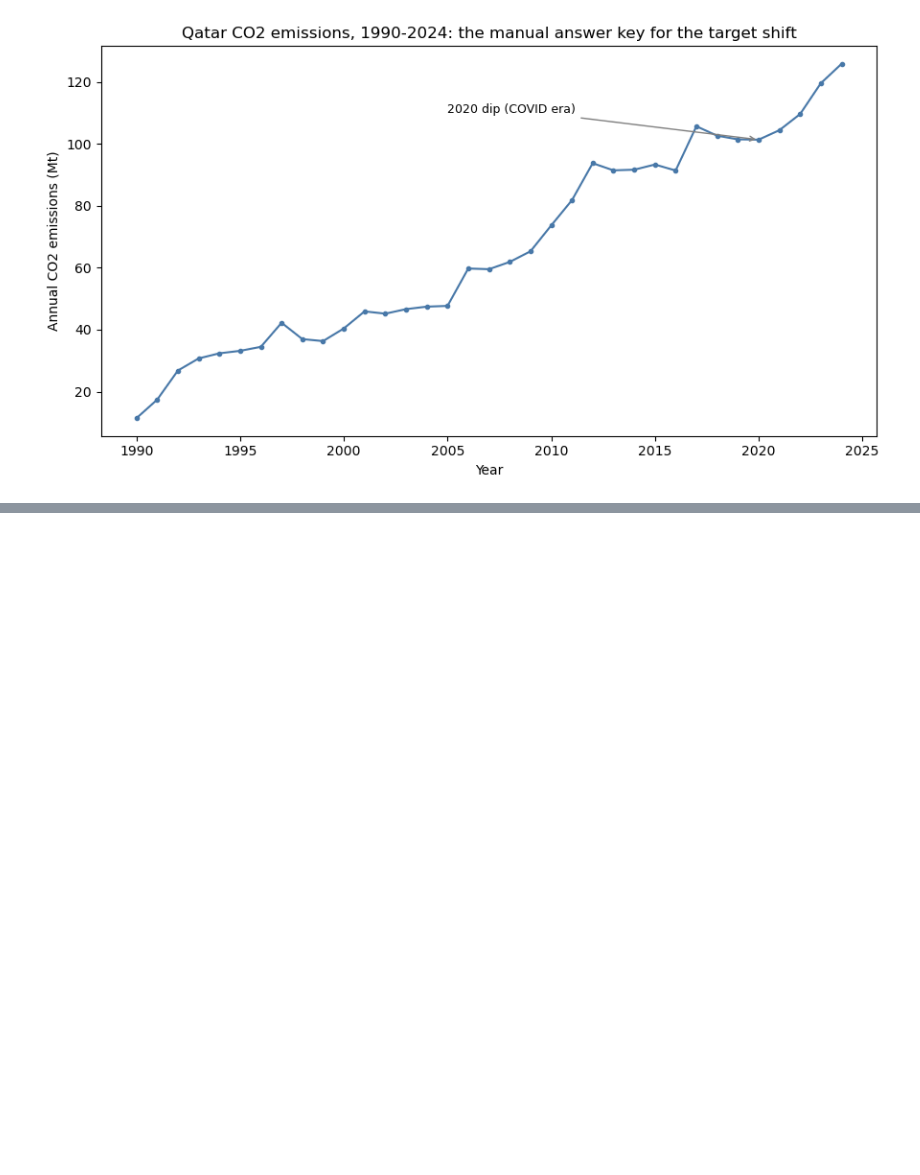
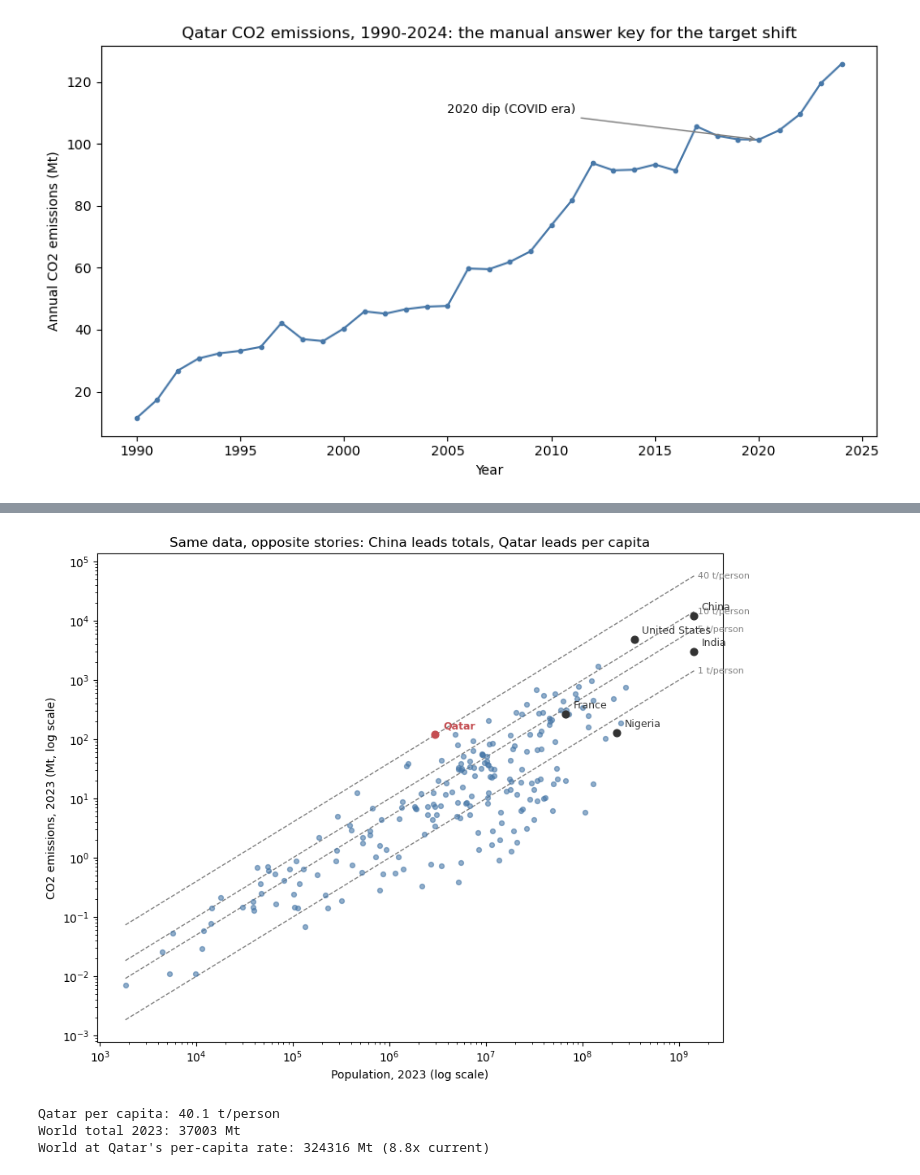
Before and after one commit to khawar89/energy-carbon-forecast-ml, a Jupyter notebook: notebooks/01b_visual_eda.ipynb, the cells around one changed output, grey strips where cells are left out. Cells and saved outputs as stored; diff of their text form; code cells hidden in the pictures; blank space fills up the shorter version.

```diff
--- a/notebooks/01b_visual_eda.ipynb
+++ b/notebooks/01b_visual_eda.ipynb
@@ -171 +177,47 @@ plt.show()
+# %%
+snap7 = countries[(countries["year"] == 2023) & countries["co2"].notna() & countries["population"].notna()]
+snap7 = snap7[(snap7["co2"] > 0) & (snap7["population"] > 0)]
+
+fig, ax = plt.subplots(figsize=(9, 7))
+ax.scatter(snap7["population"], snap7["co2"], s=18, alpha=0.6, color="#4878a8", zorder=3)
+
+# Diagonals of constant per-capita emissions: co2 [Mt] = population * tpc / 1e6
+pop_range = np.logspace(np.log10(snap7["population"].min()), np.log10(snap7["population"].max()), 50)
+for tpc in [1, 5, 10, 40]:
+    ax.plot(pop_range, pop_range * tpc / 1e6, ls="--", lw=1, color="gray", zorder=1)
+    ax.annotate(f"{tpc} t/person", xy=(pop_range[-1], pop_range[-1] * tpc / 1e6),
+                fontsize=8, color="gray", ha="left", va="center", xytext=(3, 0),
+                textcoords="offset points")
+
+highlight = {"Qatar": "#c44e52", "China": "#333333", "India": "#333333",
+             "United States": "#333333", "Nigeria": "#333333", "France": "#333333"}
+for name, col in highlight.items():
+    row = snap7[snap7["country"] == name]
+    if len(row):
+        x, y = row["population"].iloc[0], row["co2"].iloc[0]
+        ax.scatter([x], [y], s=40, color=col, zorder=4)
+        ax.annotate(name, (x, y), textcoords="offset points", xytext=(7, 5),
+                    fontsize=9, color=col, fontweight="bold" if name == "Qatar" else "normal")
+
+ax.set_xscale("log")
+ax.set_yscale("log")
+ax.set_xlabel("Population, 2023 (log scale)")
+ax.set_ylabel("CO2 emissions, 2023 (Mt, log scale)")
+ax.set_title("Same data, opposite stories: China leads totals, Qatar leads per capita")
+fig.tight_layout()
+fig.savefig(FIG_DIR / "fig7_population_percapita.png", dpi=150)
+plt.show()
+
+qtr = snap7[snap7["country"] == "Qatar"].iloc[0]
+world_pop = snap7["population"].sum()
+world_at_qatar_rate = world_pop * (qtr["co2"] * 1e6 / qtr["population"]) / 1e6
+print(f"Qatar per capita: {qtr['co2'] * 1e6 / qtr['population']:.1f} t/person")
+print(f"World total 2023: {snap7['co2'].sum():.0f} Mt")
+print(f"World at Qatar's per-capita rate: {world_at_qatar_rate:.0f} Mt "
+      f"({world_at_qatar_rate / snap7['co2'].sum():.1f}x current)")
+# %% [output]
+[figure, added]
+Qatar per capita: 40.1 t/person
+World total 2023: 37003 Mt
+World at Qatar's per-capita rate: 324316 Mt (8.8x current)
 # %% [markdown]
```
Also changed, not shown: parts of 2 cells of this notebook, 1 other file.
